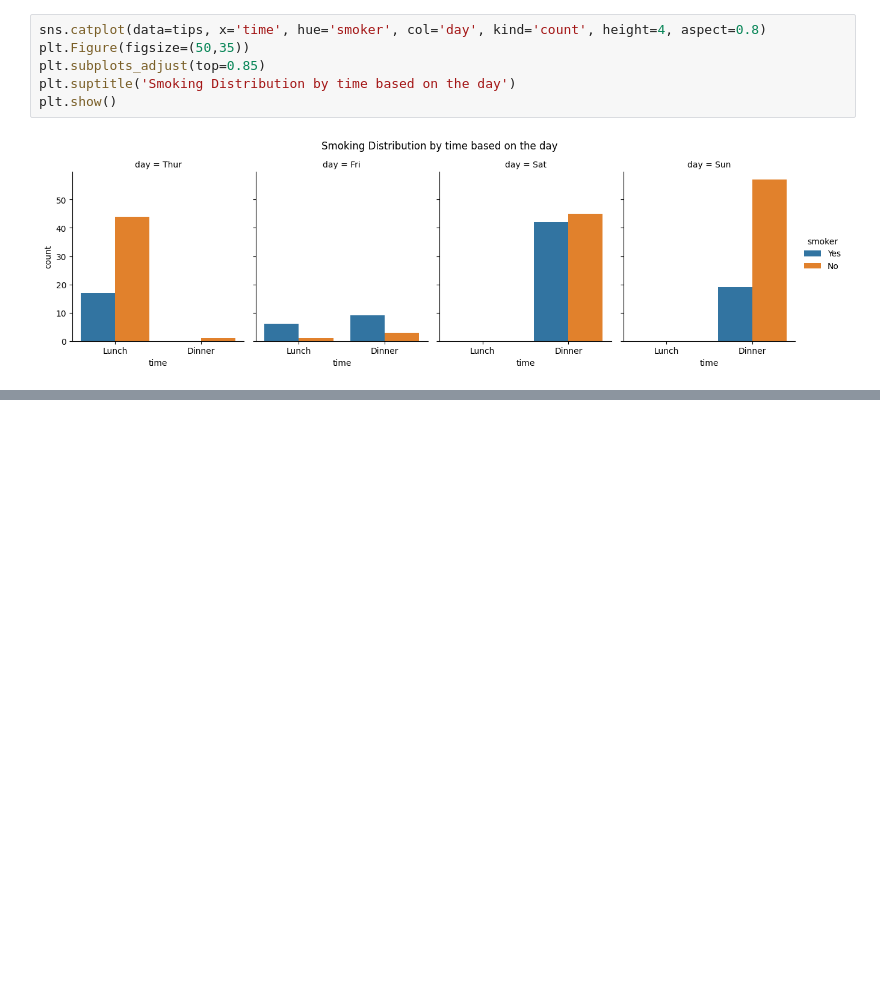
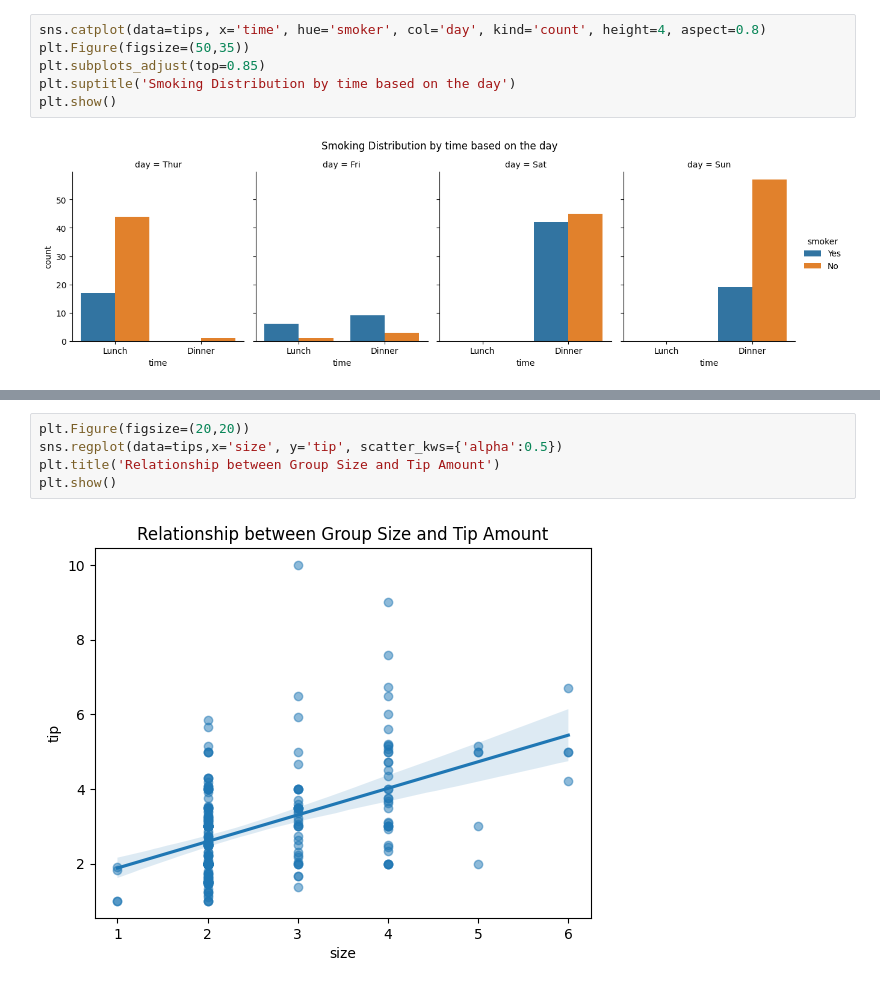
Before and after one commit to MonaMashta/AAI, a Jupyter notebook: student/Data Science/Module 4/Ex 4: Hypothesis testing.ipynb, the cells around one changed output, grey strips where cells are left out. Saved outputs shown, nothing was run; the diff lists cells and outputs as text; blank space fills up the shorter version.

```diff
--- a/student/Data Science/Module 4/Ex 4: Hypothesis testing.ipynb
+++ b/student/Data Science/Module 4/Ex 4: Hypothesis testing.ipynb
@@ -63,0 +66,7 @@ plt.show()
+# %%
+plt.Figure(figsize=(20,20))
+sns.regplot(data=tips,x='size', y='tip', scatter_kws={'alpha':0.5})
+plt.title('Relationship between Group Size and Tip Amount')
+plt.show()
+# %% [output]
+[figure, added]
```
Also changed, not shown: parts of 1 cell of this notebook.
